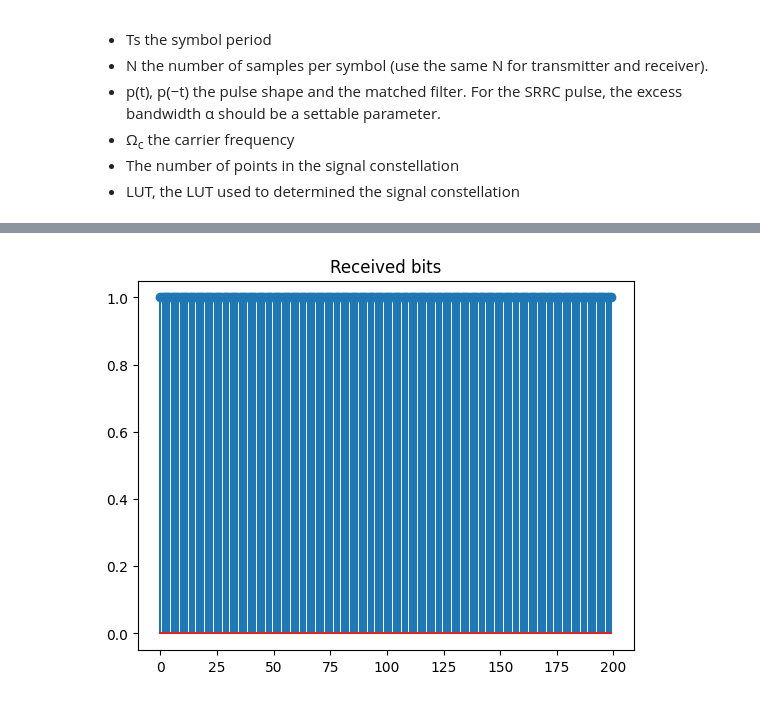
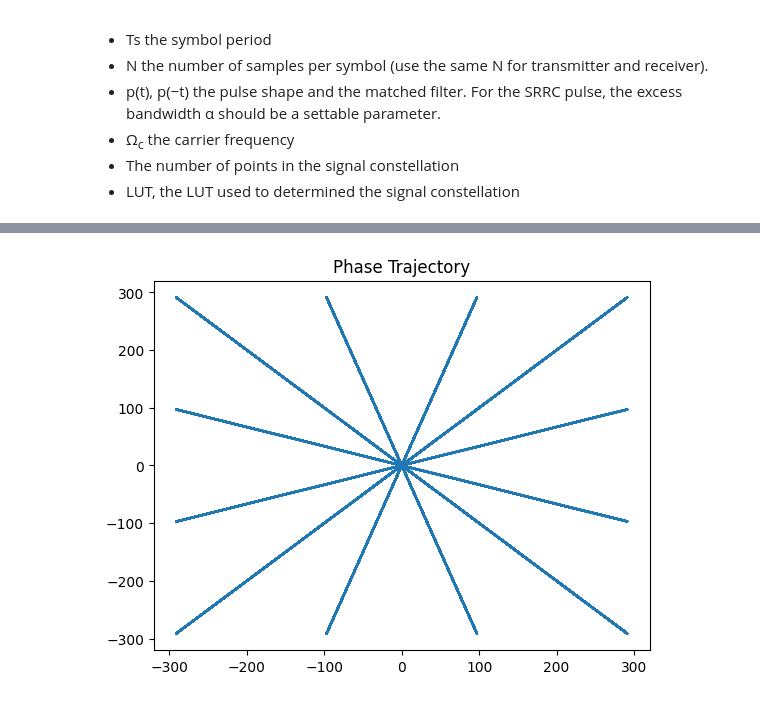
Before and after one commit to ctrayn/USUSpring2023, a Jupyter notebook: Comms/Homework3/HW3.ipynb, the cells around one changed output, grey strips where cells are left out. Saved outputs shown, nothing was run; the diff lists cells and outputs as text; code cells hidden in the pictures.

```diff
--- a/Comms/Homework3/HW3.ipynb
+++ b/Comms/Homework3/HW3.ipynb
@@ -14,6 +14,7 @@ import numpy as np
 from numpy.random import rand
 import matplotlib.pyplot as plt
 from pulses import *
+from plots import plot_and_show
 
 def get_filter_output(pulse_func, bits:list=None, LUT=np.array([-1,1]), alpha:float=1.0, N:int=11, Lp:int=60, Ts:float=1, Nsym:int=100):
     T = Ts/N
@@ -37,12 +38,7 @@ def get_filter_output(pulse_func, bits:list=None, LUT=np.array([-1,1]), alpha:fl
 def plot_trajectory(pulse_fun, alpha, LUT, Nsym, show_plot=True):
     It = get_filter_output(pulse_fun, alpha=alpha, LUT=LUT, Nsym=Nsym)
     Qt = get_filter_output(pulse_fun, alpha=alpha, LUT=LUT, Nsym=Nsym)
-    plt.plot(It, Qt)
-    plt.title(f"{len(LUT)**2}QAM Alpha={alpha}")
-    plt.xlabel("I(t)")
-    plt.ylabel("Q(t)")
-    if show_plot:
-        plt.show()
+    plot_and_show(y=Qt, x=It, title=f"{len(LUT)**2}QAM Alpha={alpha}", xlabel="I(t)", ylabel="Q(t)")
 
 if __name__ == '__main__':
     Nsym=200
@@ -51,12 +47,8 @@ if __name__ == '__main__':
     LUT_2PAM=np.array([-1,1])
     LUT_4PAM=np.array([-2,-1,1,2])
 
-    plt.figure(1)
     plot_trajectory(srrc1, alpha=alpha_1, LUT=LUT_2PAM, Nsym=Nsym, show_plot=False)
-    plt.figure(2)
     plot_trajectory(srrc1, alpha=alpha_half, LUT=LUT_2PAM, Nsym=Nsym, show_plot=False)
-    plt.figure(3)
     plot_trajectory(srrc1, alpha=alpha_1, LUT=LUT_4PAM, Nsym=Nsym, show_plot=False)
-    plt.figure(4)
     plot_trajectory(srrc1, alpha=alpha_half, LUT=LUT_4PAM, Nsym=Nsym, show_plot=True)
 # %% [output]
@@ -208,6 +197,7 @@ def matched_filter(data, pulse_function, upsampled_num, Lp, Ts, alpha=None):
 def sample_signal(sig, sample_time, Lp=0):
     sampled = []
     for idx in range(Lp,len(sig)-Lp,sample_time):
+    # for idx in range(2*Lp-1,len(sig),sample_time):
         sampled.append(sig[idx])
 
     return sampled
@@ -221,61 +211,63 @@ def slice(I, Q, LUT):
     num_bits = log2(len(LUT))
     sliced = []
     for idx in range(len(I)):
+        distances = []
         distance_min = 1000
         distance_idx = -1
         for look in range(len(LUT)):
-            distance = sqrt((I[idx] - LUT[look][0])**2 + (Q[idx] - LUT[look][1])**2)
-            # print(distance)
-            if distance < distance_min:
-                distance_min = distance
-                distance_idx = look
-        # print(bin(look)[2:].zfill(int(num_bits)))
-        sliced += [int(i) for i in bin(look)[2:].zfill(int(num_bits))]
+            distances.append(sqrt((I[idx] - LUT[look][0])**2 + (Q[idx] - LUT[look][1])**2))
+        dist = np.array(distances)
+        min_index = np.where(dist == dist.min())[0][0]
+        sliced += [int(i) for i in bin(min_index)[2:].zfill(int(num_bits))]
     return sliced
 
-roft = soft # transmit the signal
+# roft = soft # transmit the signal
 # plt.figure()
 # plt.plot(roft)
 # plt.title("r(t)")
 # plt.show()
-Ir, Qr = recieved_to_IQ(roft, omega)
-# plt.figure()
-# plt.plot(Ir)
-# plt.title("Ir(t)")
-# plt.show()
-# plt.figure()
-# plt.plot(Qr)
-# plt.title("Qr(t)")
-# plt.show()
-xoft = matched_filter(Ir, srrc1, N, Lp, Ts, alpha=alpha_1)
+# Ir, Qr = recieved_to_IQ(roft, omega)
+Ir = I_sig
+Qr = Q_sig
+plt.figure()
+plt.plot(Ir)
+plt.title("Ir(t)")
+plt.show()
+plt.figure()
+plt.plot(Qr)
+plt.title("Qr(t)")
+plt.show()
+xoft = np.convolve(Ir, srrcout)
+# xoft = matched_filter(Ir, srrc1, N, Lp, Ts, alpha=alpha_1)
 plt.figure()
 plt.plot(xoft)
 plt.grid()
 plt.title("x(t)")
-yoft = matched_filter(Qr, srrc1, N, Lp, Ts, alpha=alpha_1)
-# plt.figure()
-# plt.title("y(t)")
-# plt.plot(yoft)
+yoft = np.convolve(Qr, srrcout)
+# yoft = matched_filter(Qr, srrc1, N, Lp, Ts, alpha=alpha_1)
+plt.figure()
+plt.title("y(t)")
+plt.plot(yoft)
 print(len(xoft))
-# plt.figure()
-# plt.title("Phase Trajectory")
-# plt.plot(xoft, yoft)
-# plt.show()
+plt.figure()
+plt.title("Phase Trajectory")
+plt.plot(xoft[Lp:-Lp], yoft[Lp:-Lp])
+plt.show()
 sample_time = N
 sampled_xoft = sample_signal(xoft, sample_time, Lp=Lp)
 print(len(sampled_xoft))
 plt.figure()
 plt.stem(sampled_xoft)
 plt.title("Sampled x(t)")
-plt.grid()
+# plt.grid()
 plt.show()
 # print(sampled_xoft)
 sampled_yoft = sample_signal(yoft, sample_time, Lp=Lp)
-# print(len(sampled_yoft))
-# plt.figure()
-# plt.stem(sampled_yoft)
-# plt.title("Sampled y(t)")
-# plt.show()
+print(len(sampled_yoft))
+plt.figure()
+plt.stem(sampled_yoft)
+plt.title("Sampled y(t)")
+plt.show()
 # print(sampled_yoft)
 normal_xoft = normalize_amplitude(sampled_xoft, max(max(LUT_16QAM)))
 plt.figure()
@@ -289,9 +281,5 @@ plt.title("Normalized y(t)")
 plt.show()
 bits_hat = slice(normal_xoft, normal_yoft, LUT_16QAM)
 
-plt.figure()
-plt.stem(bits_hat)
-plt.title("Received bits")
-plt.show()
-print(len(bits_hat))
+print(f"Does sent == recieved? {np.array_equiv(bits_hat,bits)}")
 # %% [output]
@@ -304 +291 @@ print(len(bits_hat))
-[figure, old version]
+[figure, new version]
```
Also changed, not shown: parts of 4 cells of this notebook, 4 other files.
